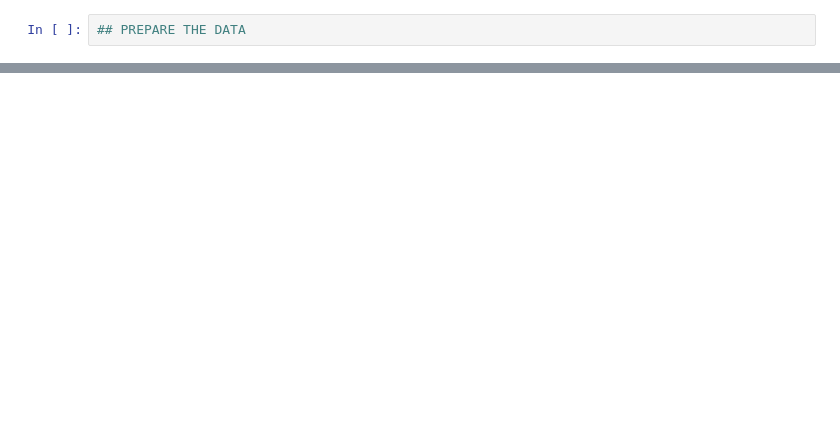
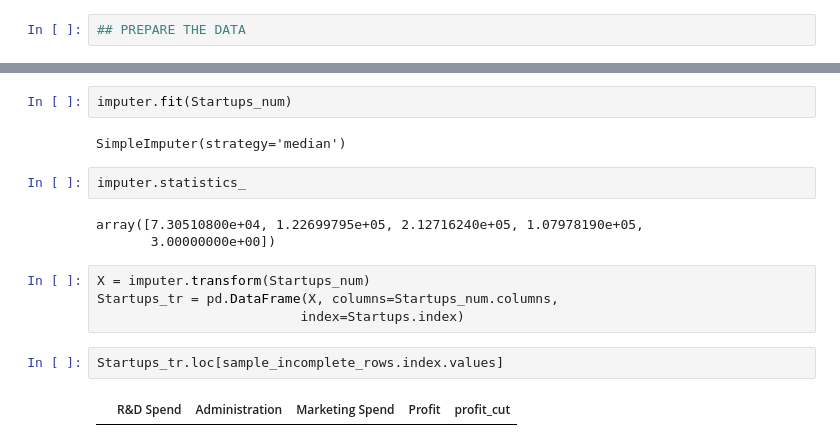
Before and after one commit to SorenHersomNielsen/Mandatory-project, a Jupyter notebook: Untitled.ipynb, the cells around one changed output, grey strips where cells are left out. Cells and saved outputs as stored; diff of their text form; blank space fills up the shorter version.

```diff
--- a/Untitled.ipynb
+++ b/Untitled.ipynb
@@ -106,0 +194,17 @@ sample_incomplete_rows["Administration"].fillna(median, inplace=True)
+# %%
+imputer.fit(Startups_num)
+# %% [output]
+SimpleImputer(strategy='median')
+# %%
+imputer.statistics_
+# %% [output]
+array([7.30510800e+04, 1.22699795e+05, 2.12716240e+05, 1.07978190e+05,
+       3.00000000e+00])
+# %%
+X = imputer.transform(Startups_num)
+Startups_tr = pd.DataFrame(X, columns=Startups_num.columns,
+                          index=Startups.index)
+# %%
+Startups_tr.loc[sample_incomplete_rows.index.values]
+# %% [output]
+|  | R&D Spend | Administration | Marketing Spend | Profit | profit_cut |
```
Also changed, not shown: parts of 17 cells of this notebook.
